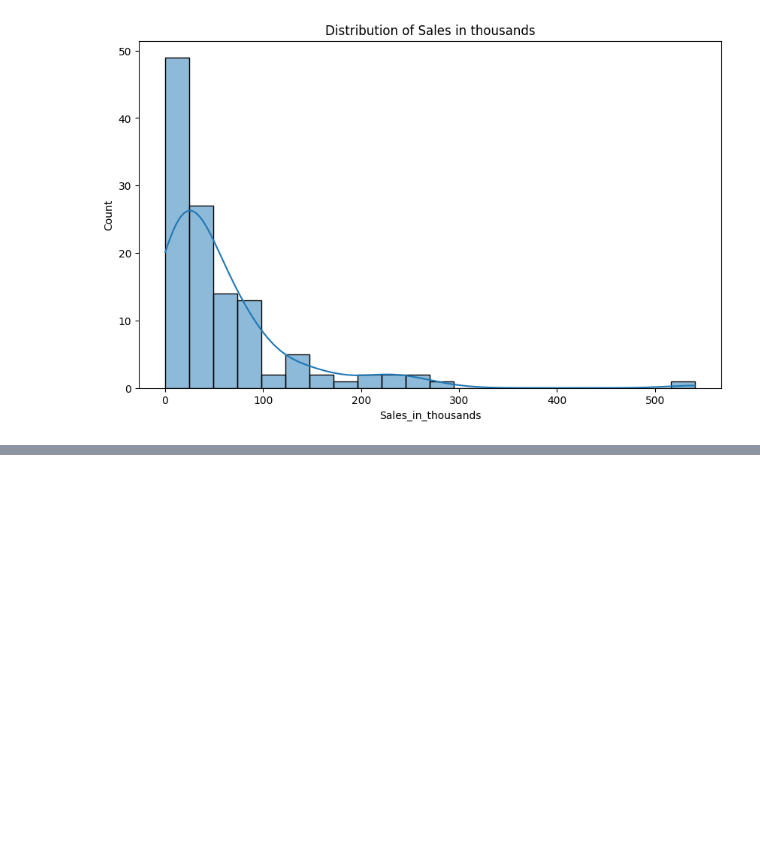
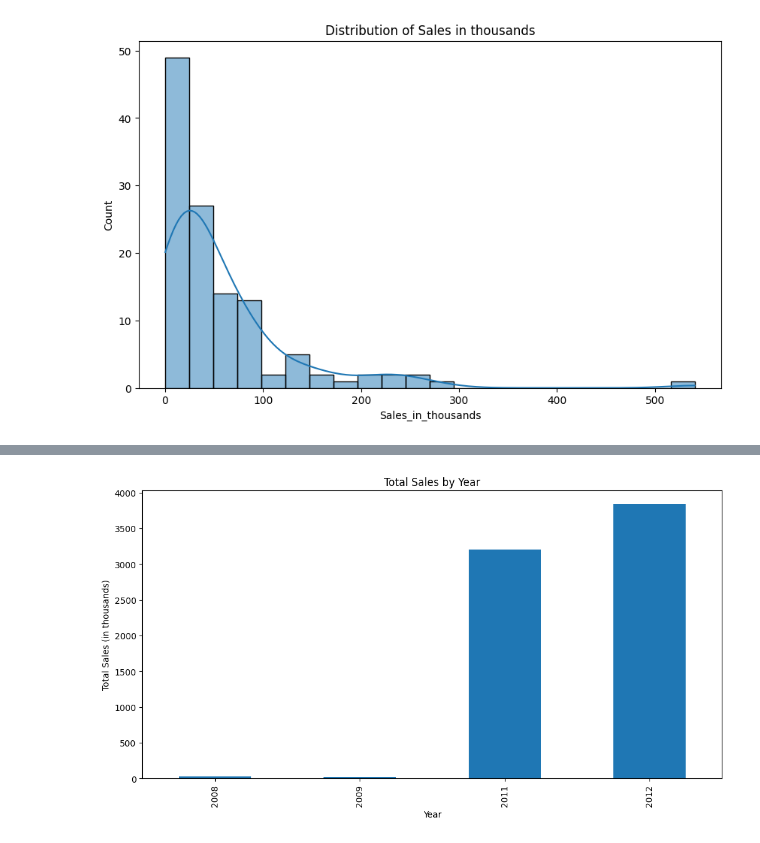
Before and after one commit to RanjaniMK/Car-Sales-Data-Analysis, a Jupyter notebook: Sales Distribution Analysis.ipynb, the cells around one changed output, grey strips where cells are left out. Cells and saved outputs as stored; diff of their text form; code cells hidden in the pictures; blank space fills up the shorter version.

```diff
--- a/Sales Distribution Analysis.ipynb
+++ b/Sales Distribution Analysis.ipynb
@@ -507,0 +534,12 @@ plt.show()
+# %%
+# Assuming Latest Launch represents the purchase date, extracting year from it
+df['Year'] = df['Latest_Launch'].dt.year
+sales_by_year = df.groupby('Year')['Sales_in_thousands'].sum()
+plt.figure(figsize=(12, 6))
+sales_by_year.plot(kind='bar')
+plt.title('Total Sales by Year')
+plt.xlabel('Year')
+plt.ylabel('Total Sales (in thousands)')
+plt.show()
+# %% [output]
+[figure, added]
```
Also changed, not shown: parts of 9 cells of this notebook.
